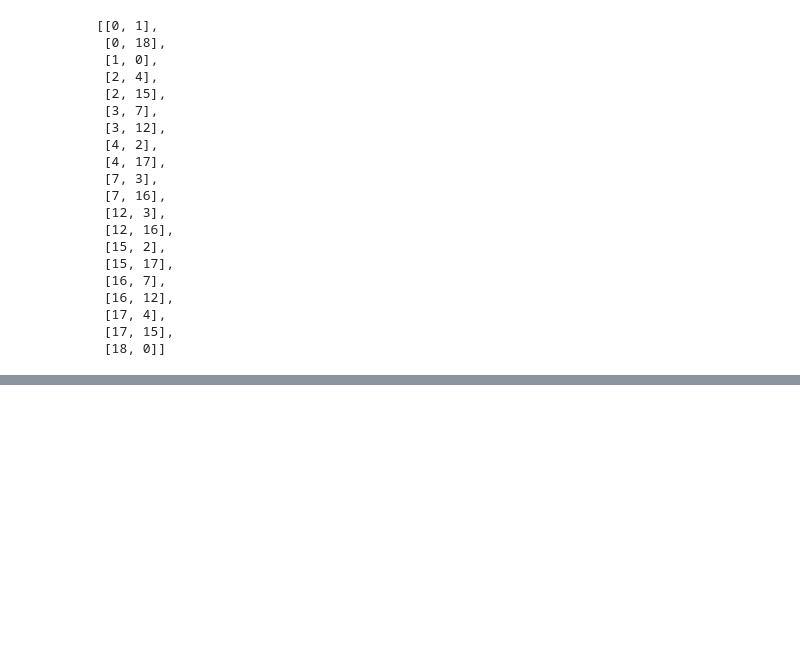
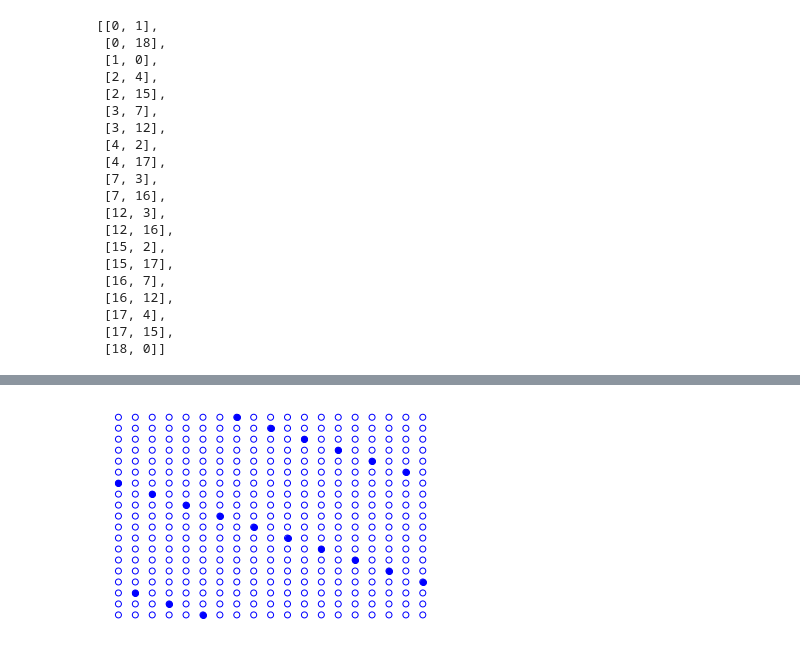
Before and after one commit to James-rg/Finite_Fields, a Jupyter notebook: Unit_Circles_ScatterPlot.ipynb, the cells around one changed output, grey strips where cells are left out. Saved outputs shown, nothing was run; the diff lists cells and outputs as text; code cells hidden in the pictures; blank space fills up the shorter version.

```diff
--- a/Unit_Circles_ScatterPlot.ipynb
+++ b/Unit_Circles_ScatterPlot.ipynb
@@ -67,0 +106,18 @@ plt.show()
+# %%
+line = []
+startingPoint = [1,2]
+slope = [3,8]
+
+for i in range(f):
+  line.append([(i*slope[0]+startingPoint[0])%f,(i*slope[1]+startingPoint[1])%f])
+
+circle = np.array(line)
+
+plt.scatter(xy[:,0],xy[:,1],marker = "o", facecolors='none', edgecolors='b')
+plt.scatter(circle[:,0],circle[:,1],marker = "o",color = 'b')
+plt.axis('off')
+#plt.rcParams["figure.figsize"] = (20,20)
+#plt.figure(figsize=(50, 50), dpi=80)
+plt.show()
+# %% [output]
+[figure, added]
```
Also changed, not shown: parts of 10 cells of this notebook.
